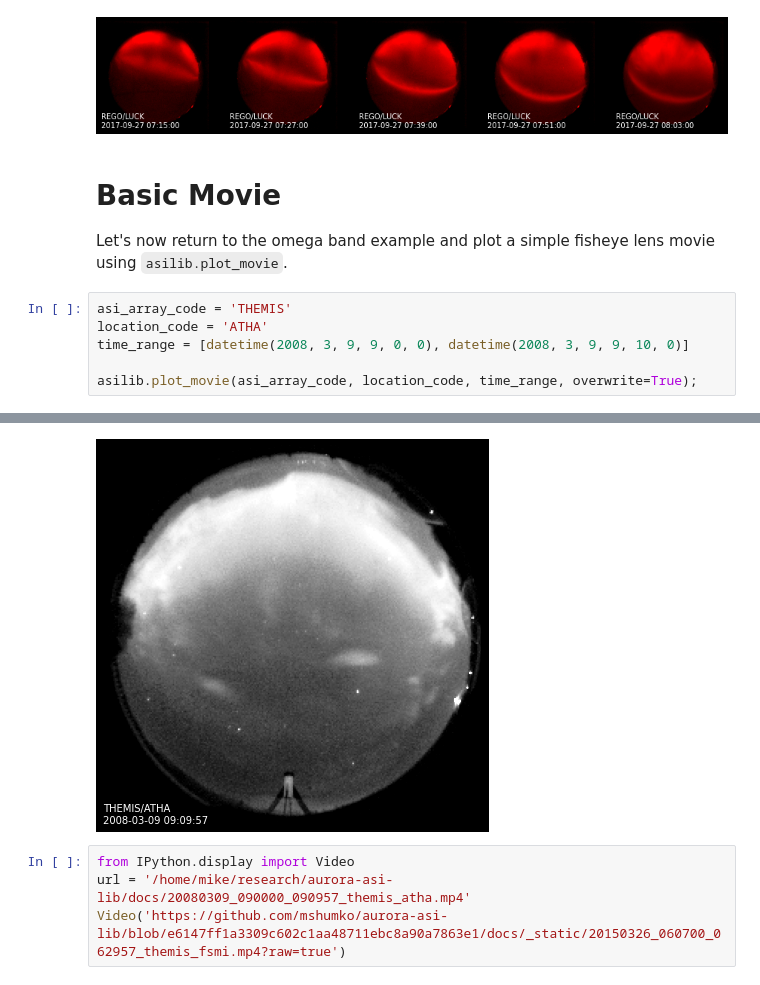
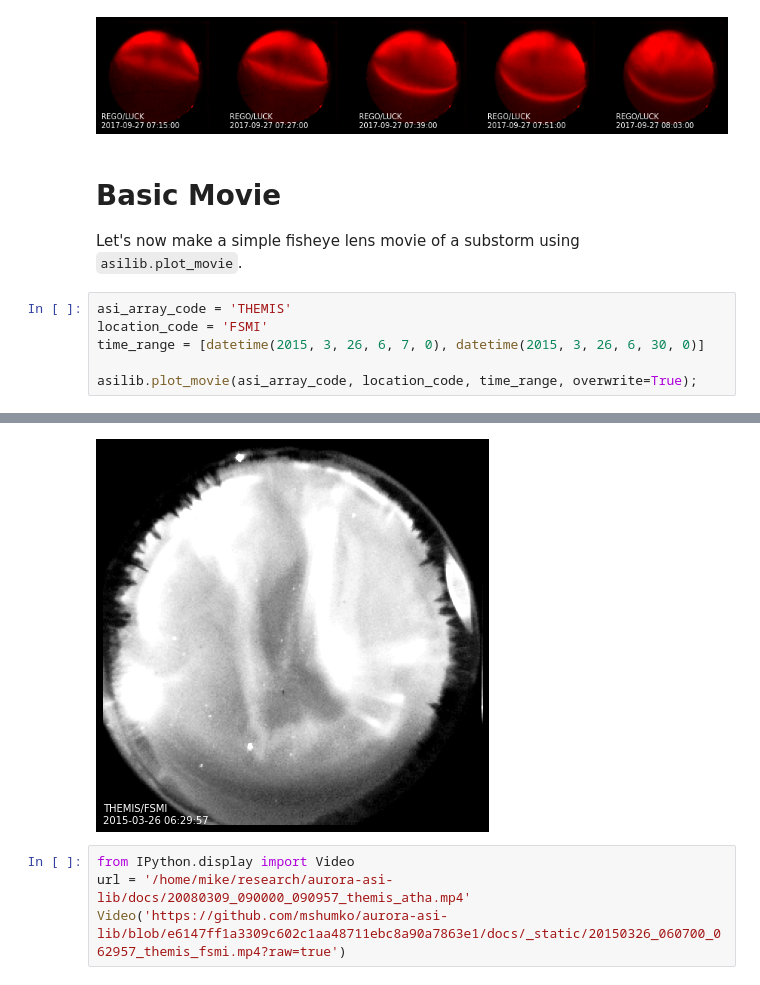
Before and after one commit to mshumko/asilib, a Jupyter notebook: docs/tutorial_notebook.ipynb, the cells around one changed output, grey strips where cells are left out. Cells and saved outputs as stored; diff of their text form.

Commit message:
Finished the basic movie example.

```diff
--- a/docs/tutorial_notebook.ipynb
+++ b/docs/tutorial_notebook.ipynb
@@ -210,11 +210,11 @@ for montage_time, cx_i in zip(montage_times, cx):
 # %% [markdown]
 # Basic Movie
 
-Let's now return to the omega band example and plot a simple fisheye lens movie using `asilib.plot_movie`.
+Let's now make a simple fisheye lens movie of a substorm using `asilib.plot_movie`.
 # %%
 asi_array_code = 'THEMIS'
-location_code = 'ATHA'
-time_range = [datetime(2008, 3, 9, 9, 0, 0), datetime(2008, 3, 9, 9, 10, 0)]
+location_code = 'FSMI'
+time_range = [datetime(2015, 3, 26, 6, 7, 0), datetime(2015, 3, 26, 6, 30, 0)]
 
 asilib.plot_movie(asi_array_code, location_code, time_range, overwrite=True);
 # %% [output]
@@ -238,4 +238,4 @@ ffmpeg version 4.2.4-1ubuntu0.1 Copyright (c) 2000-2020 the FFmpeg developers
-[figure, old version]
+[figure, new version]
 # %%
 from IPython.display import Video
 url = '/home/mike/research/aurora-asi-lib/docs/20080309_090000_090957_themis_atha.mp4'
```
Also changed, not shown: parts of 2 cells of this notebook.
